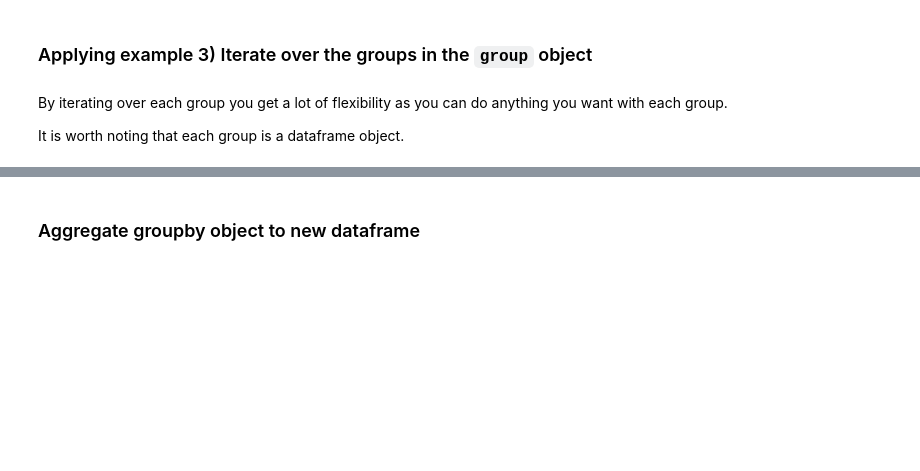
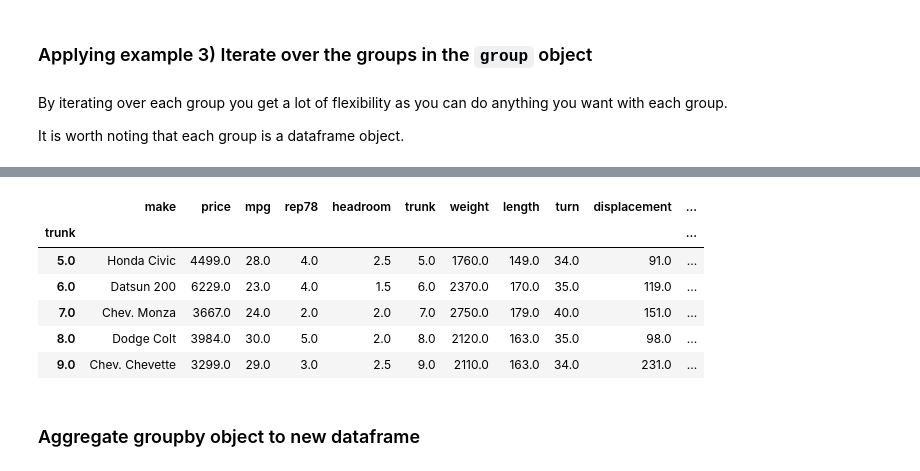
Before and after one commit to TiesdeKok/LearnPythonforResearch, a Jupyter notebook: 2_handling_data.ipynb, the cells around one changed output, grey strips where cells are left out. Drawn from its saved outputs; the diff is of its cells as text; code cells hidden in the pictures; blank space fills up the shorter version.

```diff
--- a/2_handling_data.ipynb
+++ b/2_handling_data.ipynb
@@ -852,3 +829,13 @@ grouped.apply(lambda x: x.describe())
+# %%
+df_auto.groupby('trunk').apply(lambda df: df.sort_values('price').iloc[0]).head()
+# %% [output]
+|  | make | price | mpg | rep78 | headroom | trunk | weight | length | turn | displacement | ... |
+| trunk |  |  |  |  |  |  |  |  |  |  | ... |
+| 5.0 | Honda Civic | 4499.0 | 28.0 | 4.0 | 2.5 | 5.0 | 1760.0 | 149.0 | 34.0 | 91.0 | ... |
+| 6.0 | Datsun 200 | 6229.0 | 23.0 | 4.0 | 1.5 | 6.0 | 2370.0 | 170.0 | 35.0 | 119.0 | ... |
+| 7.0 | Chev. Monza | 3667.0 | 24.0 | 2.0 | 2.0 | 7.0 | 2750.0 | 179.0 | 40.0 | 151.0 | ... |
+| 8.0 | Dodge Colt | 3984.0 | 30.0 | 5.0 | 2.0 | 8.0 | 2120.0 | 163.0 | 35.0 | 98.0 | ... |
+| 9.0 | Chev. Chevette | 3299.0 | 29.0 | 3.0 | 2.5 | 9.0 | 2110.0 | 163.0 | 34.0 | 231.0 | ... |
 # %% [markdown]
 ### Aggregate groupby object to new dataframe
 # %% [markdown]
```
Also changed, not shown: parts of 55 cells of this notebook, 9 other files.
